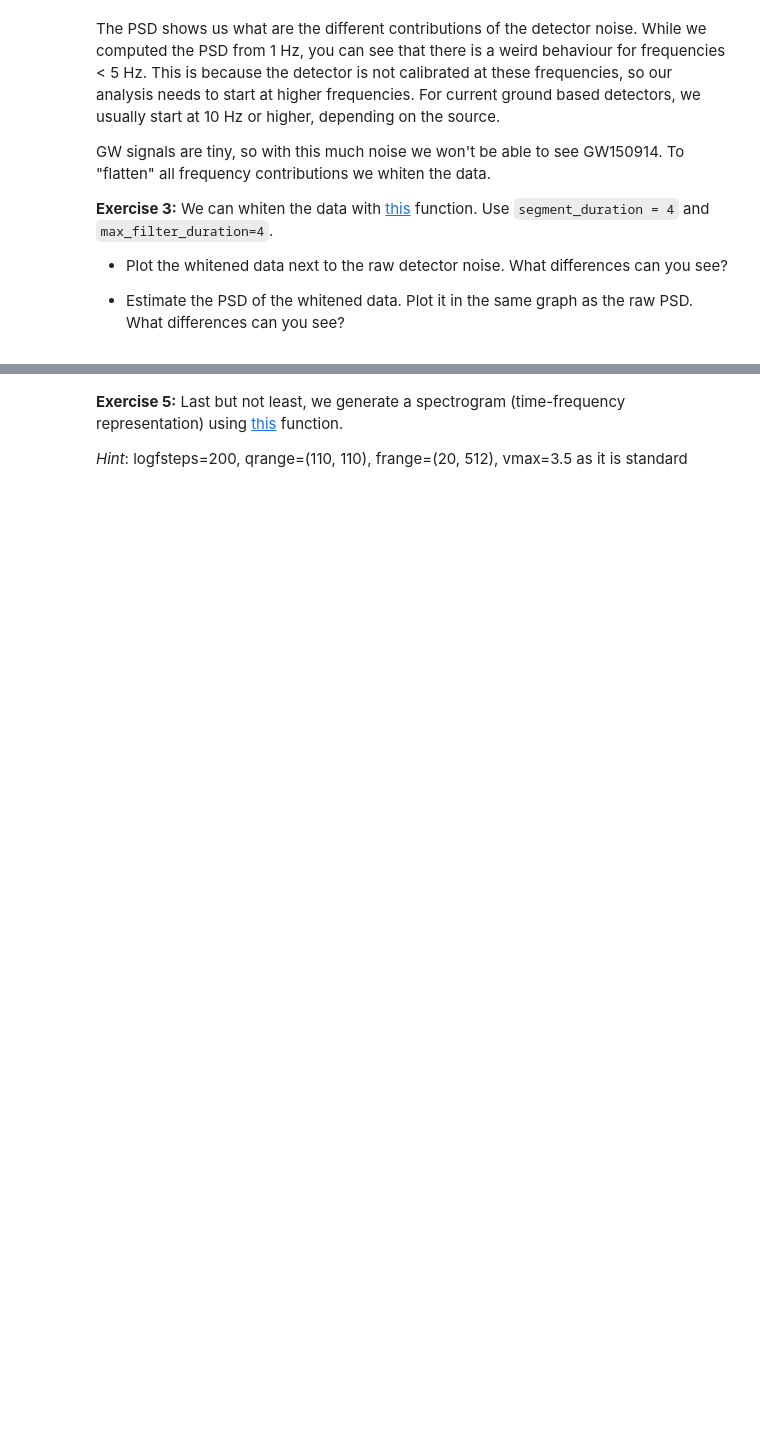
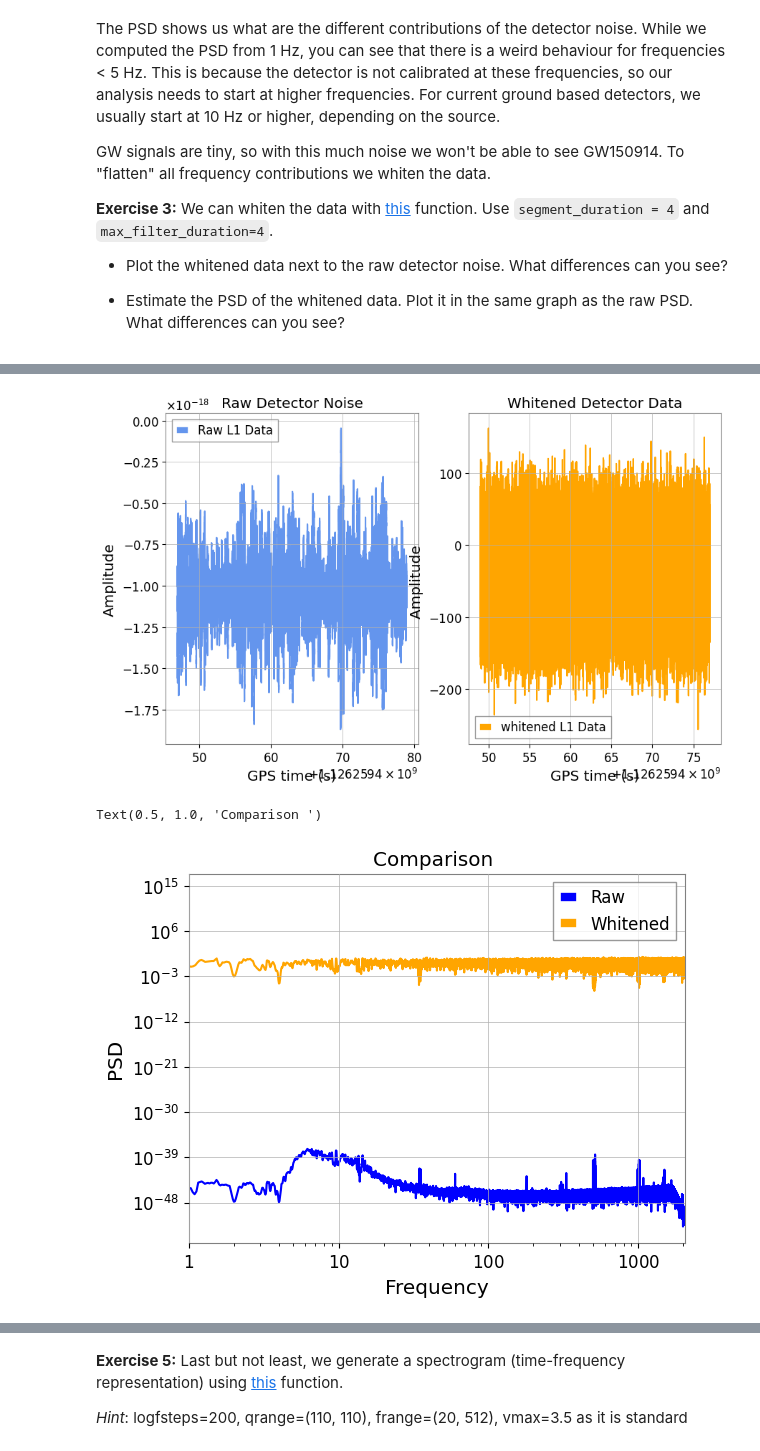
Before and after one commit to 1Anvitha/PRA3024_25, a Jupyter notebook: GW_tutorial_2_detector_noise_PSD.ipynb, the cells around one changed output, grey strips where cells are left out. Drawn from its saved outputs; the diff is of its cells as text; code cells hidden in the pictures; blank space fills up the shorter version.

```diff
--- a/GW_tutorial_2_detector_noise_PSD.ipynb
+++ b/GW_tutorial_2_detector_noise_PSD.ipynb
@@ -213,0 +224,42 @@ plt.show()
+# %%
+#whitening the data
+segment_duration = 4
+max_filter_duration = 4
+#function taken from pycbc
+whitened_data = data.whiten(segment_duration , max_filter_duration)
+
+#plotting the function raww
+plt.figure(figsize=(10, 6))
+plt.subplot(1,2,1)
+plt.plot(data.sample_times, data, label="Raw L1 Data", color="cornflowerblue")
+plt.xlabel("GPS time (s)")
+plt.ylabel("Amplitude")
+plt.legend()
+plt.title('Raw Detector Noise')
+#to plot the whitened psd
+plt.subplot(1,2,2)
+plt.plot(whitened_data.sample_times , whitened_data, label = 'whitened L1 Data' , color = 'orange')
+plt.xlabel("GPS time (s)")
+plt.ylabel("Amplitude ")
+plt.legend()
+plt.title("Whitened Detector Data")
+
+
+plt.show()
+
+#to plot the comparison of the raw and the whitened
+
+whitened_psd = whitened_data.filter_psd(whitened_data.duration, whitened_data.delta_f, flow=1)
+
+plt.loglog(psd.get_sample_frequencies(), psd, label="Raw", color='blue')
+plt.loglog(whitened_psd.get_sample_frequencies (), whitened_psd, label="Whitened", color= "orange")
+
+plt.xlim(flow, data.sample_rate/2) #flow = 1
+plt.xlabel("Frequency")
+plt.ylabel(r"PSD")
+plt.legend ()
+plt.title("Comparison ")
+# %% [output]
+[figure, added]
+Text(0.5, 1.0, 'Comparison ')
+[figure, added]
```
Also changed, not shown: parts of 19 cells of this notebook.
